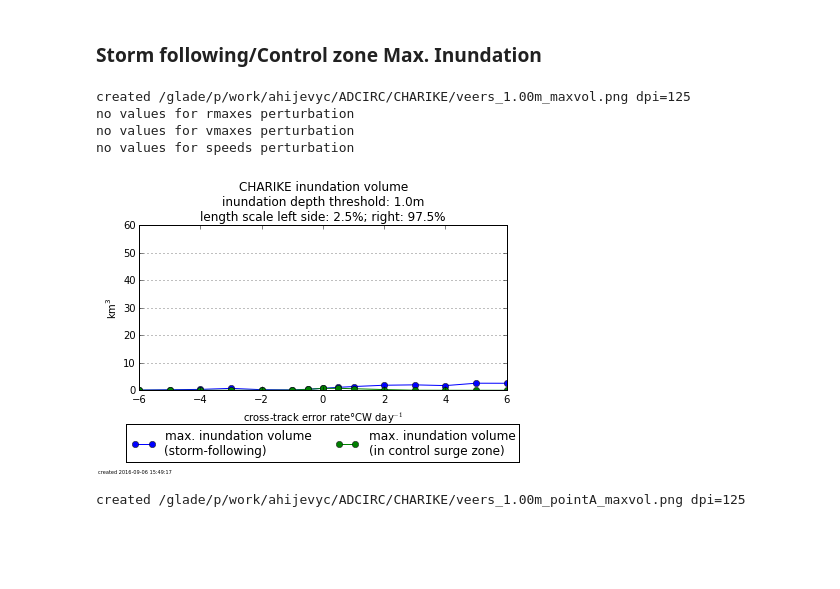
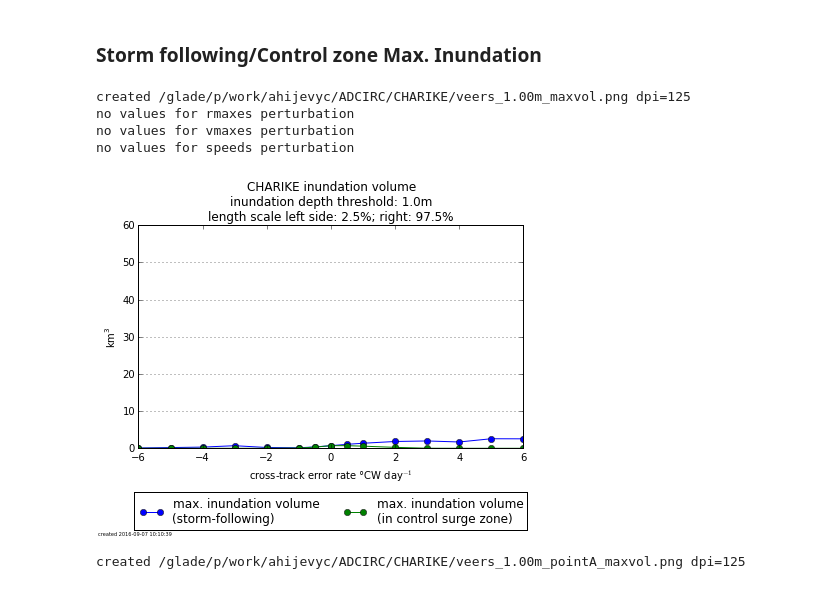
Before and after one commit to ahijevyc/ADCIRC, a Jupyter notebook: CHARIKE.ipynb, the cells around one changed output. Cells and saved outputs as stored; diff of their text form; code cells hidden in the pictures; blank space fills up the shorter version.

```diff
--- a/CHARIKE.ipynb
+++ b/CHARIKE.ipynb
@@ -99,0 +406,31 @@ thisstorm = CHARIKE
+# %%
+import sys
+
+for perturbation in [veers, vmaxes, rmaxes, speeds]:
+    if len(perturbation.values) == 0:
+        print "no values for "+perturbation.name+" perturbation"
+        continue
+
+    fig, ax = plt.subplots(figsize=(8,5))
+    plt.title(perturbation.title)
+    plt.tight_layout(rect=(0.0,0.06,0.93,0.96))
+    #print perturbation.values, perturbation.name, perturbation.dirname
+    vdirs = perturbation.dirname
+    for i, pert in enumerate(perturbation):
+        thick = 3 if float(pert) == 0 else 1
+        plt.plot(perturbation.time[i],perturbation.inund[i],label=pert,linewidth=thick,marker='^'if float(pert)<0 else '',markersize=3)
+
+    units = '$\mathregular{km^3}$'
+    plt.ylabel(units)
+
+    plt.grid()
+    ax.set_ylim(0,2.8)
+    if perturbation.storm.name == 'IKE': ax.set_ylim(0,60.)
+    ax.xaxis.set_major_formatter(dates.DateFormatter('%-m/%-d %-H'+'Z'))
+    ax.xaxis.set_major_locator(dates.HourLocator(byhour=[0,6,12,18]))
+    fig.autofmt_xdate()
+    plt.xlabel(base_date.strftime("%Y"))
+
+    # put legend to the right of the current axis
+    plt.legend(loc='center left', bbox_to_anchor=(1,0.5), title=perturbation.name+"\n"+perturbation.units)
+    status = mysavfig(perturbation.storm.basedir+perturbation.name+'_'+perturbation.Ithresh+'_timeseries.png',dpi=225)
@@ -533,7 +532,7 @@ for perturbation in [veers, vmaxes, rmaxes, speeds]:
 
     fig, ax = plt.subplots()
     plt.plot(perturbation.values,perturbation.area,marker='o',label='area')
-    plt.tight_layout(rect=(0.05,0,1,0.9))
+    plt.tight_layout(rect=(0,0,1,0.9))
     plt.ylabel('$\mathregular{km^2}$')
     plt.title(perturbation.title)
     ax.yaxis.grid()
@@ -550,14 +549,14 @@ no values for speeds perturbation
 # %% [markdown]
 ### Average Depth in Inundation Zone
 # %%
-for perturbation in [veers, vmaxes, rmaxes, speeds]:
+for perturbation in [veers, vmaxes, rmaxes, speeds,IKEveers]:
     if len(perturbation.values) == 0:
         print "no values for "+perturbation.name+" perturbation"
         continue
 
     fig, ax = plt.subplots()
     plt.plot(perturbation.values,perturbation.depth,marker='o',label='avg. depth in inundation zone')
-    plt.tight_layout(rect=(0.05,0.03,1,0.9))
+    plt.tight_layout(rect=(0,0.03,1,0.9))
     plt.ylabel('$\mathregular{m}$')
     plt.title(perturbation.title)
     ax.yaxis.grid()
@@ -631,34 +632,30 @@ no values for speeds perturbation
 # %%
 for perturbation in [veers, rmaxes, vmaxes, speeds]:
     if len(perturbation.values) == 0:
         print "no values for "+perturbation.name+" perturbation"
         continue
 
     fig, ax = plt.subplots()
-    plt.tight_layout(rect=(0.02,0.19,0.98,1))
+    plt.tight_layout(rect=(0,0.09,1,1))
 
     ax.plot(perturbation.values,perturbation.max_vol, marker='o',label='max. inundation volume\n(storm-following)')
     ax.plot(perturbation.values,perturbation.max_vol_in_ctrl, marker='o',label='max. inundation volume\n(in control surge zone)')
     plt.ylabel('$\mathregular{km^3}$')
     plt.title(perturbation.title)
     ax.set_xlabel(perturbation.xlabel)
     ax.yaxis.grid()
     ax.set_ylim(0,60)
 
-    # shrink current axis by 15%
-    box = ax.get_position()
-    ax.set_position([box.x0,box.y0,box.width,box.height*0.85])
-
     # put legend to the right of the current axis
     plt.legend(loc='upper center', bbox_to_anchor=(0.5,-0.17), ncol=2)
 
     status = mysavfig(perturbation.storm.basedir+perturbation.name+'_'+perturbation.Ithresh+'_maxvol.png')
 # %% [output]
 created /glade/p/work/ahijevyc/ADCIRC/CHARIKE/veers_1.00m_maxvol.png dpi=125
 no values for rmaxes perturbation
 no values for vmaxes perturbation
 no values for speeds perturbation
-[figure, old version]
+[figure, new version]
 # %%
 perturbation = veers
 fig, ax = plt.subplots()
```
Also changed, not shown: parts of 34 cells of this notebook, 2 other files.
